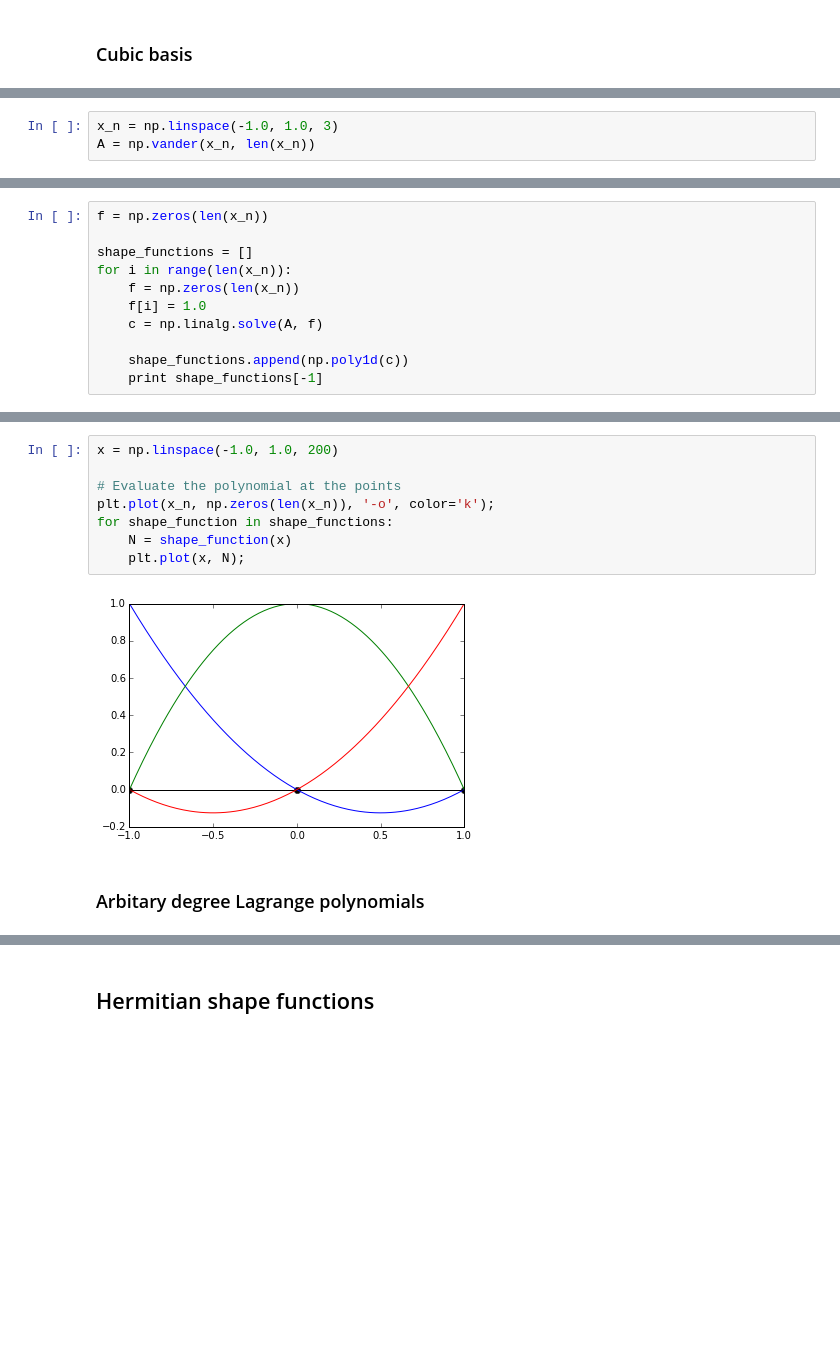
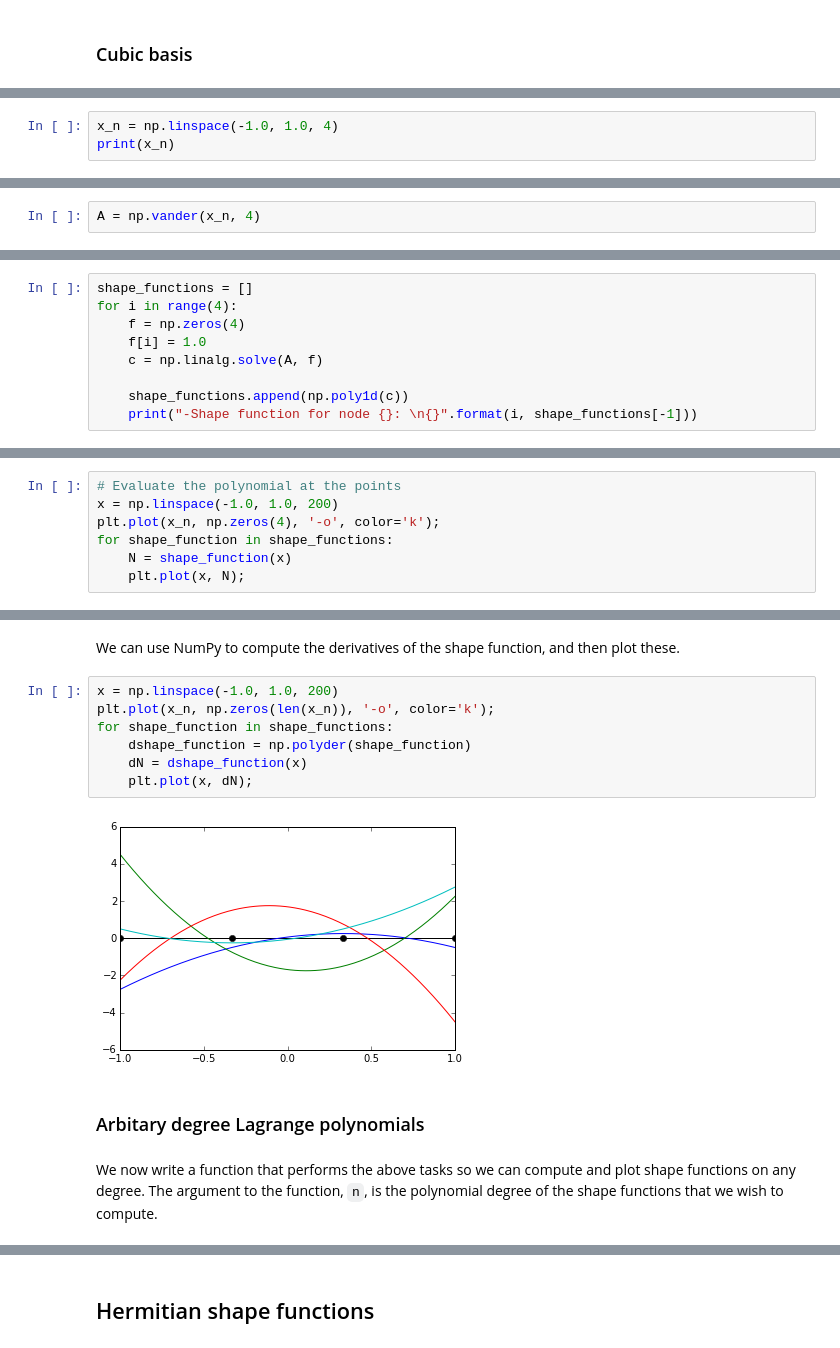
Before and after one commit to garth-wells/notebooks-3D7, a Jupyter notebook: notebooks/ShapeFunctions.ipynb, the cells around one changed output, grey strips where cells are left out. Drawn from its saved outputs; the diff is of its cells as text; blank space fills up the shorter version.

Commit message:
Updates shape functions notebook.

```diff
--- a/notebooks/ShapeFunctions.ipynb
+++ b/notebooks/ShapeFunctions.ipynb
@@ -11,3 +27,3 @@ import matplotlib.pyplot as plt
 # %%
-x_n = np.linspace(-1.0, 1.0, 3)
-A = np.vander(x_n, len(x_n))
+x_n = np.linspace(-1.0, 1.0, 4)
+print(x_n)
@@ -13,0 +34,2 @@ A = np.vander(x_n, len(x_n))
+# %%
+A = np.vander(x_n, 4)
@@ -14,12 +38,10 @@ A = np.vander(x_n, len(x_n))
 # %%
-f = np.zeros(len(x_n))
-
 shape_functions = []
-for i in range(len(x_n)):
-    f = np.zeros(len(x_n))
+for i in range(4):
+    f = np.zeros(4)
     f[i] = 1.0
     c = np.linalg.solve(A, f)
 
     shape_functions.append(np.poly1d(c))
-    print shape_functions[-1]
+    print("-Shape function for node {}: \n{}".format(i, shape_functions[-1]))
 # %% [output]
@@ -31,0 +62,7 @@ for i in range(len(x_n)):
+# %%
+# Evaluate the polynomial at the points
+x = np.linspace(-1.0, 1.0, 200)
+plt.plot(x_n, np.zeros(4), '-o', color='k');
+for shape_function in shape_functions:
+    N = shape_function(x)
+    plt.plot(x, N);
@@ -32,14 +71,17 @@ for i in range(len(x_n)):
+# %% [markdown]
+We can use NumPy to compute the derivatives of the shape function, and then plot these.
 # %%
 x = np.linspace(-1.0, 1.0, 200)
-
-# Evaluate the polynomial at the points
 plt.plot(x_n, np.zeros(len(x_n)), '-o', color='k');
 for shape_function in shape_functions:
-    N = shape_function(x)
-    plt.plot(x, N);
+    dshape_function = np.polyder(shape_function)
+    dN = dshape_function(x)
+    plt.plot(x, dN);
 # %% [output]
-[figure, old version]
+[figure, new version]
 # %% [markdown]
 ### Arbitary degree Lagrange polynomials
+# %% [markdown]
+We now write a function that performs the above tasks so we can compute and plot shape functions on any degree. The argument to the function, `n`, is the polynomial degree of the shape functions that we wish to compute.
 # %%
 def plot_lagrange(n):
```
Also changed, not shown: parts of 15 cells of this notebook, 1 other file.
